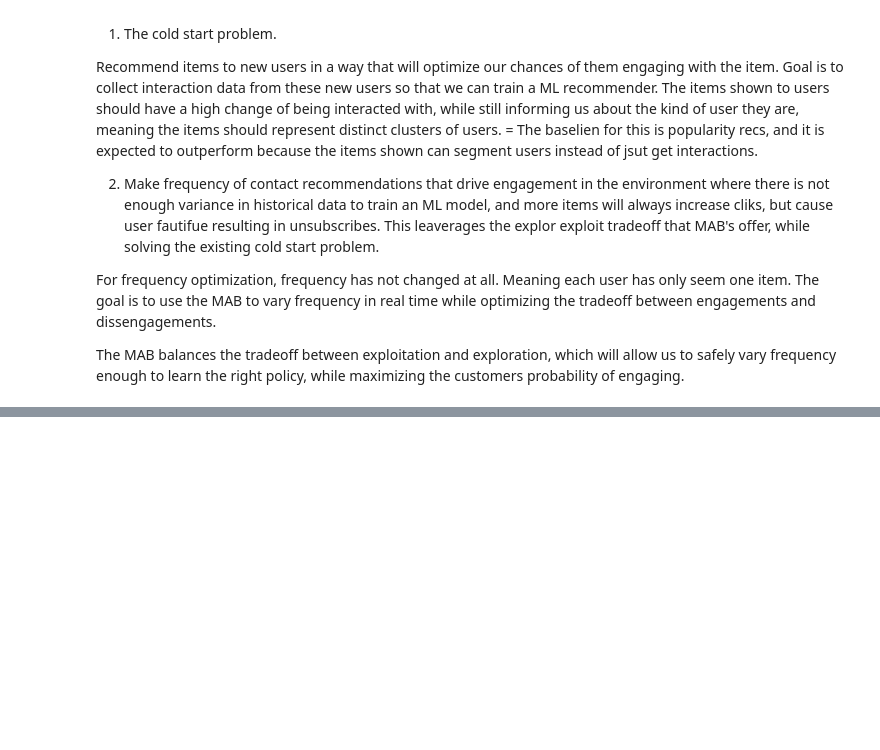
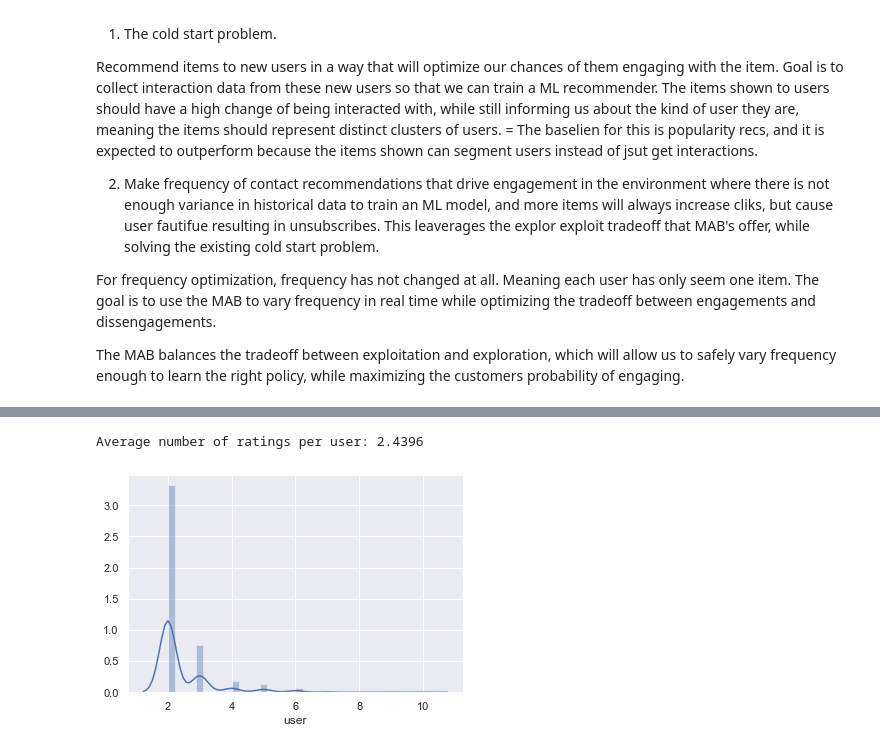
Before and after one commit to statisticianinstilettos/recommender_engines, a Jupyter notebook: MultiArmedBandit.ipynb, the cells around one changed output, grey strips where cells are left out. Drawn from its saved outputs; the diff is of its cells as text; code cells hidden in the pictures; blank space fills up the shorter version.

```diff
--- a/MultiArmedBandit.ipynb
+++ b/MultiArmedBandit.ipynb
@@ -92,0 +128,9 @@ books.head()
+# %%
+#how many books are people rating on average?
+sns.set(); np.random.seed(0)
+x = books.user.value_counts()
+ax = sns.distplot(x)
+print("Average number of ratings per user: {}".format(np.round(x.mean(),4)))
+# %% [output]
+Average number of ratings per user: 2.4396
+[figure, added]
```
Also changed, not shown: parts of 21 cells of this notebook, 1 other file.
